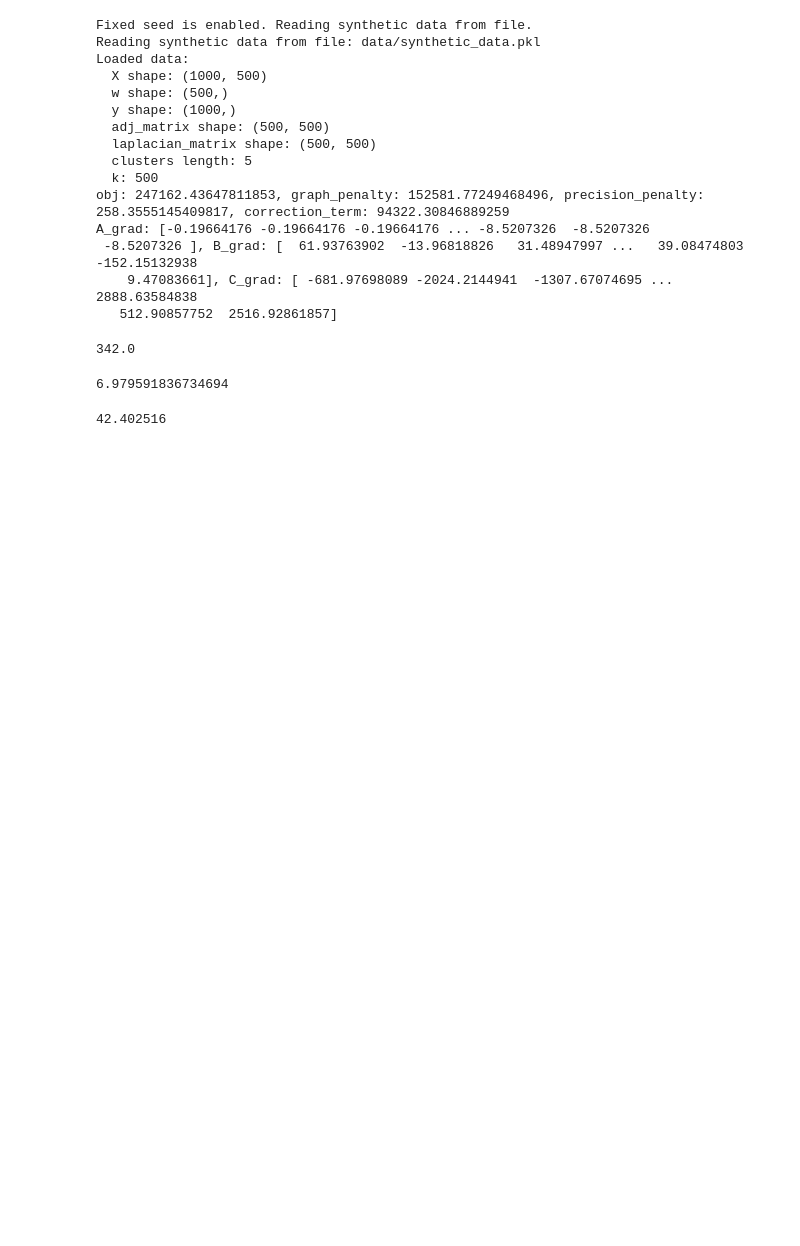
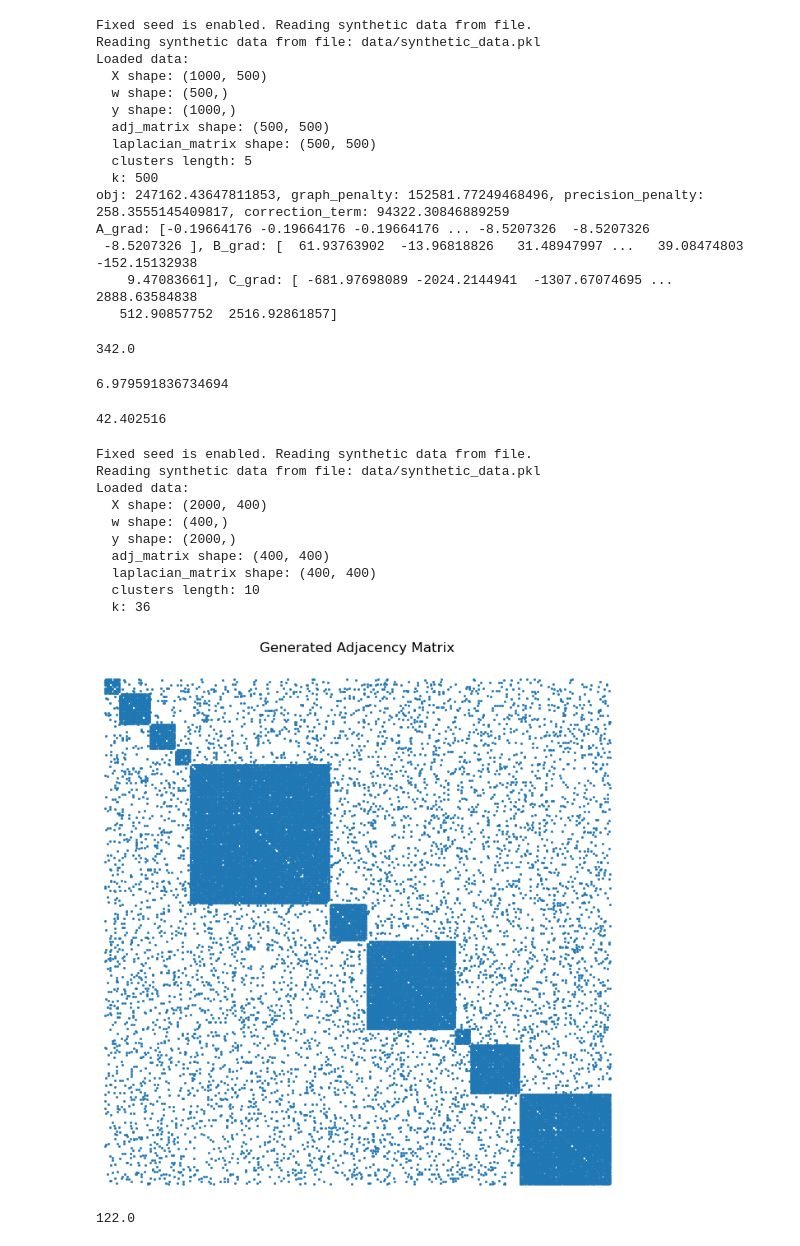
Before and after one commit to local-ring/Graph-Guided-Sparse-Learning, a Jupyter notebook: experiement.ipynb, the cells around one changed output. Drawn from its saved outputs; the diff is of its cells as text; code cells hidden in the pictures; blank space fills up the shorter version.

Commit message:
add corrected code for cluster

```diff
--- a/experiement.ipynb
+++ b/experiement.ipynb
@@ -517,3 +599,75 @@ for i in range(n):
 print(np.mean(res))
 # %% [output]
 42.402516
+# %%
+import numpy as np
+import scipy.io as sio
+from scipy.linalg import toeplitz
+from scipy.stats import multivariate_normal
+import time
+
+from L0Obj import L0Obj, L0Obj_separate
+from data_generator import generate_synthetic_data_with_graph, read_synthetic_data, save_synthetic_data
+from ProjectOperator import ProjOperator_Gurobi, check_feasibility_with_gurobi
+from minConf.minConf_PQN_mod import minConF_PQN
+import random
+# import matlab.engine
+
+tStart = time.process_time()
+# Generate synthetic data
+# Parameters
+n = 2000  # Number of samples
+d = 400   # Number of features
+# k = 20  # Number of non-zero features
+h_total = 10    # number of cluster in the graph
+h = 2 # number of cluster that are selected i.e. related to the dependent variable
+nVars = d*h # Number of Boolean variables in m
+inter_cluster = 0.9 # probability of inter-cluster edges in graph
+outer_cluster = 0.05 # probability of outer-cluster edges in graph
+gamma = 1.5  # Noise standard deviation
+
+mu = 1
+
+SNR = 1
+
+fixed_seed = 1
+random_rounding = 0
+connected = False
+correlated = True
+random_graph = True
+visualize = True
+
+if fixed_seed:
+    file_path = "data/synthetic_data.pkl"
+    print("Fixed seed is enabled. Reading synthetic data from file.")
+    # Read synthetic data from the saved files
+    X, w_true, y, adj_matrix, L, clusters_true, k = read_synthetic_data(file_path, visualize=visualize)
+else:
+    print("Fixed seed is disabled. Generating synthetic data.")
+    # Generate synthetic data
+    X, w_true, y, adj_matrix, L, clusters_true, k = generate_synthetic_data_with_graph(
+        n, d, h_total, h,
+        inter_cluster=inter_cluster,
+        outer_cluster=outer_cluster,
+        gamma=gamma,
+        visualize=visualize,
+        connected=connected,
+        random=random_graph
+    )
+
+    # Save synthetic data to files for future use
+    file_path = "data/synthetic_data.pkl"
+    save_synthetic_data(file_path, X, w_true, y, adj_matrix, L, clusters_true, k)
+    print("Synthetic data has been saved.")
+# %% [output]
+Fixed seed is enabled. Reading synthetic data from file.
+Reading synthetic data from file: data/synthetic_data.pkl
+Loaded data:
+  X shape: (2000, 400)
+  w shape: (400,)
+  y shape: (2000,)
+  adj_matrix shape: (400, 400)
+  laplacian_matrix shape: (400, 400)
+  clusters length: 10
+  k: 36
+[figure, added]
@@ -519,0 +677,4 @@ print(np.mean(res))
+# %%
+max_L
+# %% [output]
+122.0
```
Also changed, not shown: parts of 12 cells of this notebook, 4 other files.
